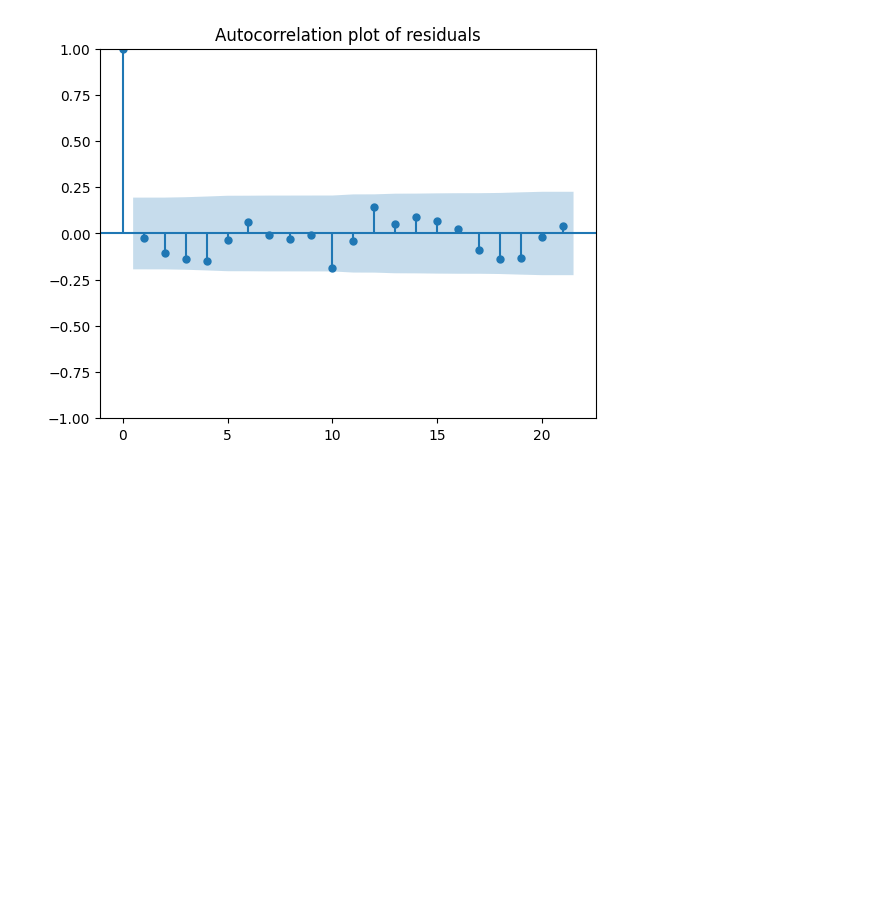
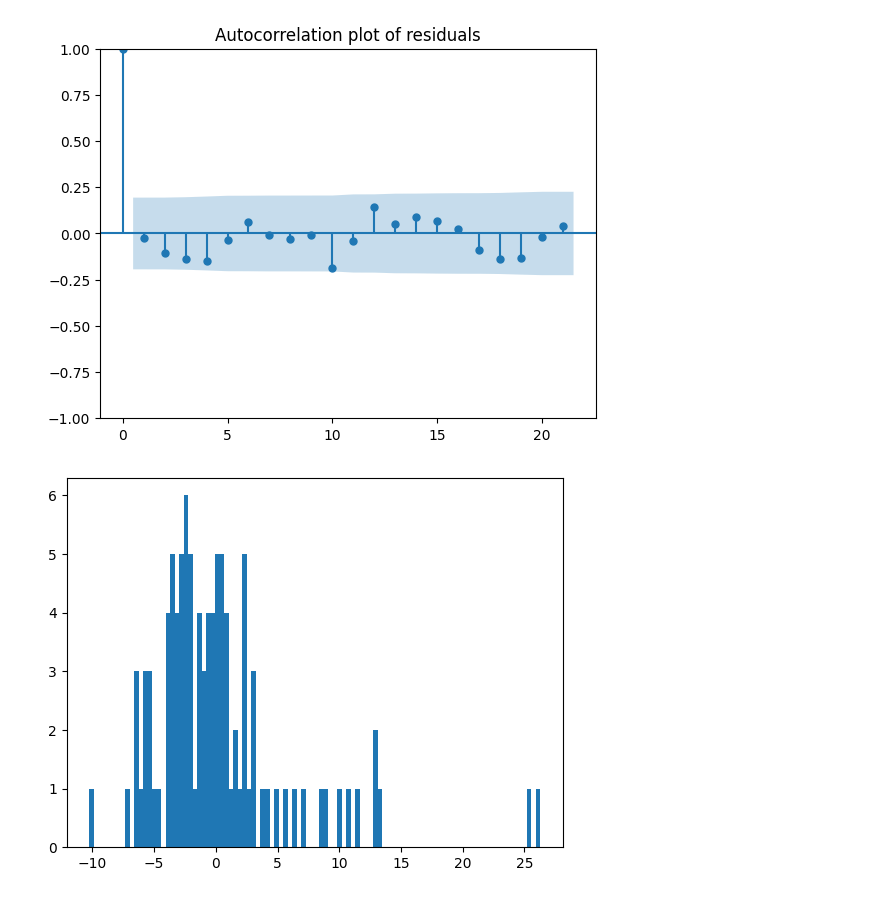
Before and after one commit to snadeem03/Housing-Regression-Analysis, a Jupyter notebook: boston_housing_regression.ipynb, the cells around one changed output. Cells and saved outputs as stored; diff of their text form; code cells hidden in the pictures; blank space fills up the shorter version.

Commit message:
Plot Distribution of Residuals

```diff
--- a/boston_housing_regression.ipynb
+++ b/boston_housing_regression.ipynb
@@ -183,3 +183,10 @@ plt.title('Autocorrelation plot of residuals')
 plt.show()
 # %% [output]
 [figure]
+# %%
+
+# plotting the histogram of the residuals
+plt.hist(residuals,bins=100)
+plt.show()
+# %% [output]
+[figure, added]
```
